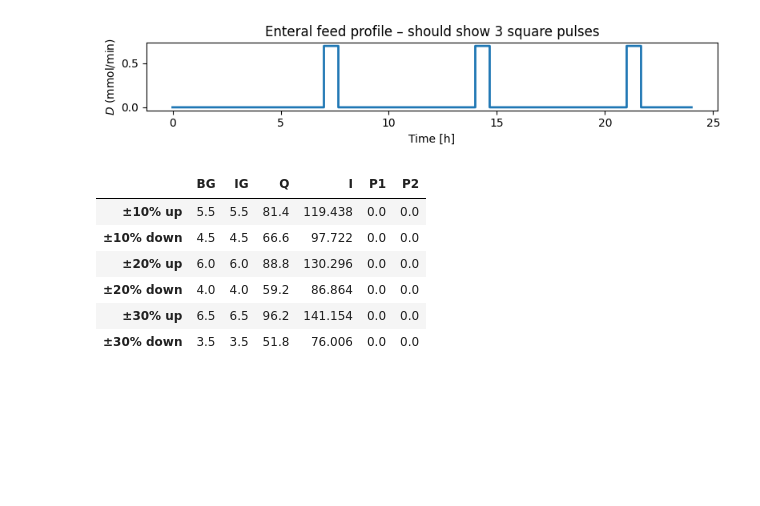
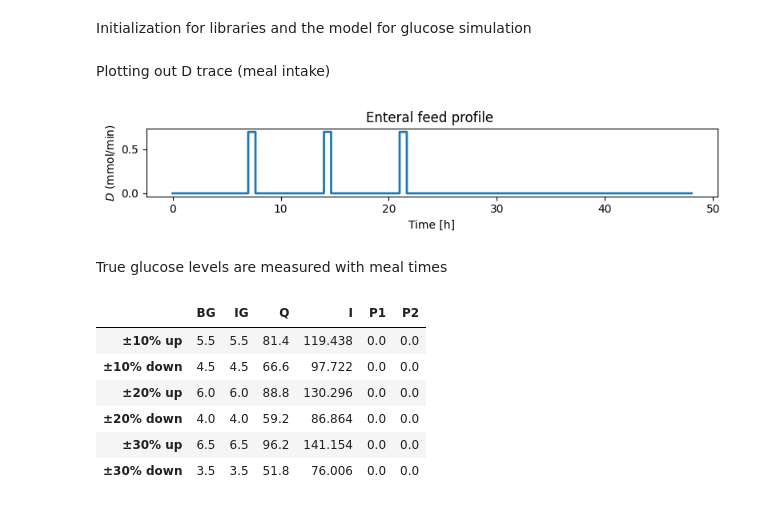
Before and after one commit to Ash920323/kalman-net, a Jupyter notebook: src/notebooks/glucose-simulation.ipynb, the cells around one changed output. Drawn from its saved outputs; the diff is of its cells as text; code cells hidden in the pictures; blank space fills up the shorter version.

```diff
--- a/src/notebooks/glucose-simulation.ipynb
+++ b/src/notebooks/glucose-simulation.ipynb
@@ -1,3 +1,5 @@
+# %% [markdown]
+Initialization for libraries and the model for glucose simulation
 # %%
 import sys
 from pathlib import Path
@@ -80,17 +81,21 @@ def glucose_insulin_model(t, x, p):
     dIG = p["beta1"]*BG - p["beta2"]*IG
 
     return [dBG, dIG, dQ, dI, dP1, dP2]
+# %% [markdown]
+Plotting out D trace (meal intake)
 # %%
-# ---- Sanity check: plot D(t) alone --------------------------------------
-t_meal   = np.arange(0, 24*60+1)          # 48 h, 1-min grid
+
+t_meal   = np.arange(0, 48*60+1)          # 48 h, 1-min grid
 D_trace  = [D_of_t(t) for t in t_meal]
 
 plt.figure(figsize=(8,1.8))
 plt.step(t_meal/60, D_trace, where='post', lw=2)
 plt.ylabel('$D$ (mmol/min)')
 plt.xlabel('Time [h]')
-plt.title('Enteral feed profile – should show 3 square pulses')
+plt.title('Enteral feed profile ')
 plt.tight_layout(); plt.show()
 # %% [output]
-[figure, old version]
+[figure, new version]
+# %% [markdown]
+True glucose levels are measured with meal times
 # %%
```
Also changed, not shown: parts of 18 cells of this notebook, 2 other files.
